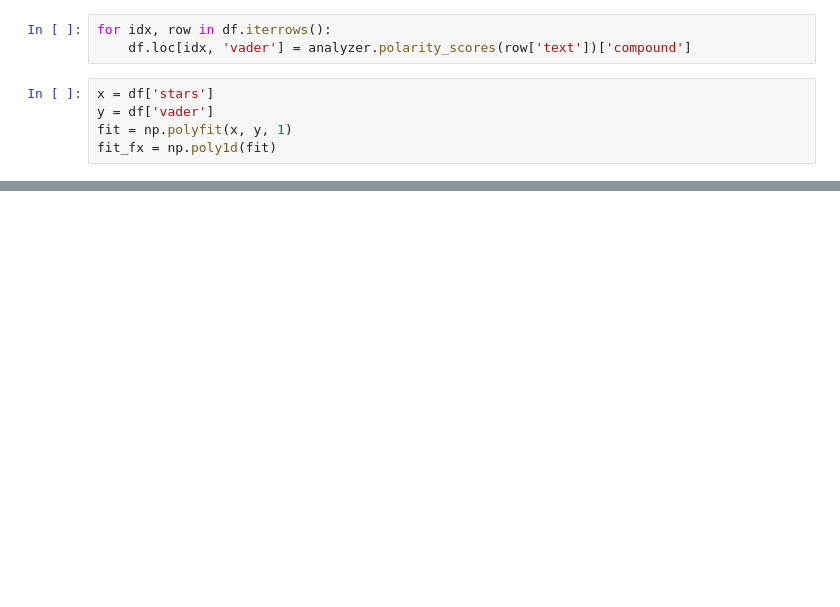
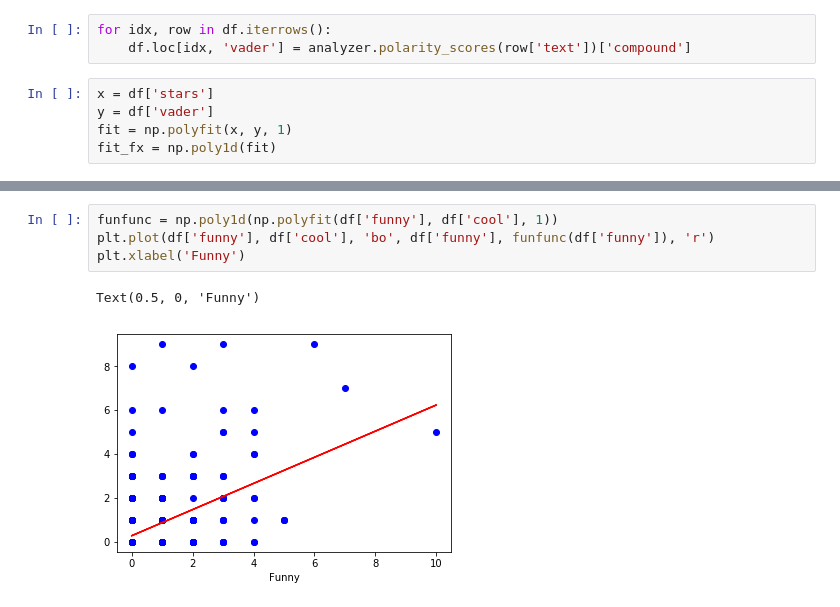
Before and after one commit to AlanRyanCecil/N-yelp-P, a Jupyter notebook: vader/vader.ipynb, the cells around one changed output, grey strips where cells are left out. Saved outputs shown, nothing was run; the diff lists cells and outputs as text; blank space fills up the shorter version.

```diff
--- a/vader/vader.ipynb
+++ b/vader/vader.ipynb
@@ -46,0 +83,7 @@ plt.plot(x, y, 'ro', x, fit_fx(x), 'k')
+# %%
+funfunc = np.poly1d(np.polyfit(df['funny'], df['cool'], 1))
+plt.plot(df['funny'], df['cool'], 'bo', df['funny'], funfunc(df['funny']), 'r')
+plt.xlabel('Funny')
+# %% [output]
+Text(0.5, 0, 'Funny')
+[figure, added]
```
Also changed, not shown: parts of 10 cells of this notebook, 9 other files.
